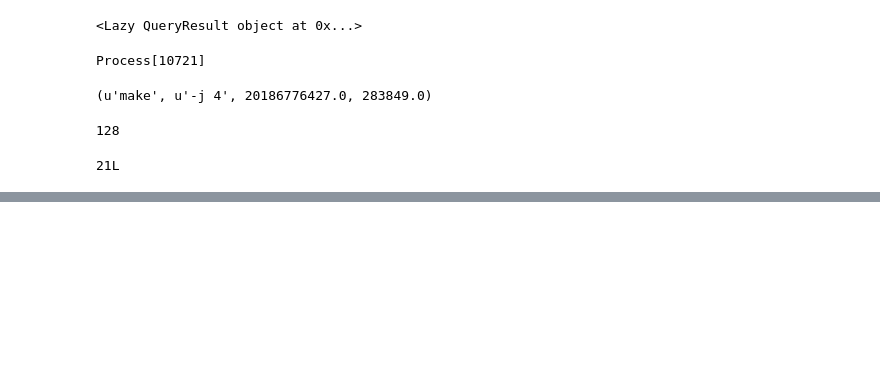
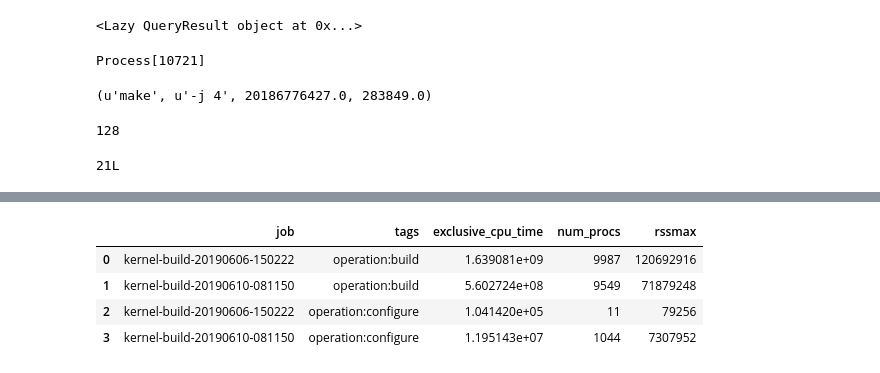
Before and after one commit to ilaflott/epmt, a Jupyter notebook: Query-API.ipynb, the cells around one changed output, grey strips where cells are left out. Drawn from its saved outputs; the diff is of its cells as text; code cells hidden in the pictures; blank space fills up the shorter version.

Commit message:
- added new examples using the agg_metrics_by_tags API call - showed how we can use metrics embedded in a threads_sums json in a query

```diff
--- a/Query-API.ipynb
+++ b/Query-API.ipynb
@@ -647,0 +682,10 @@ df[['exename', 'args', 'start', 'end', 'pid', 'ppid', 'exitcode']]
+# %%
+# Now let's run the same query against all jobs. In this case, we need
+# to provide a list of tags (or a single tag) for the operation
+eq.agg_metrics_by_tags(tags=['operation:build', 'operation:configure'])[['job','tags', 'exclusive_cpu_time','num_procs', 'rssmax']]
+# %% [output]
+|  | job | tags | exclusive_cpu_time | num_procs | rssmax |
+| 0 | kernel-build-20190606-150222 | operation:build | 1.639081e+09 | 9987 | 120692916 |
+| 1 | kernel-build-20190610-081150 | operation:build | 5.602724e+08 | 9549 | 71879248 |
+| 2 | kernel-build-20190606-150222 | operation:configure | 1.041420e+05 | 11 | 79256 |
+| 3 | kernel-build-20190610-081150 | operation:configure | 1.195143e+07 | 1044 | 7307952 |
```
Also changed, not shown: parts of 3 cells of this notebook.
